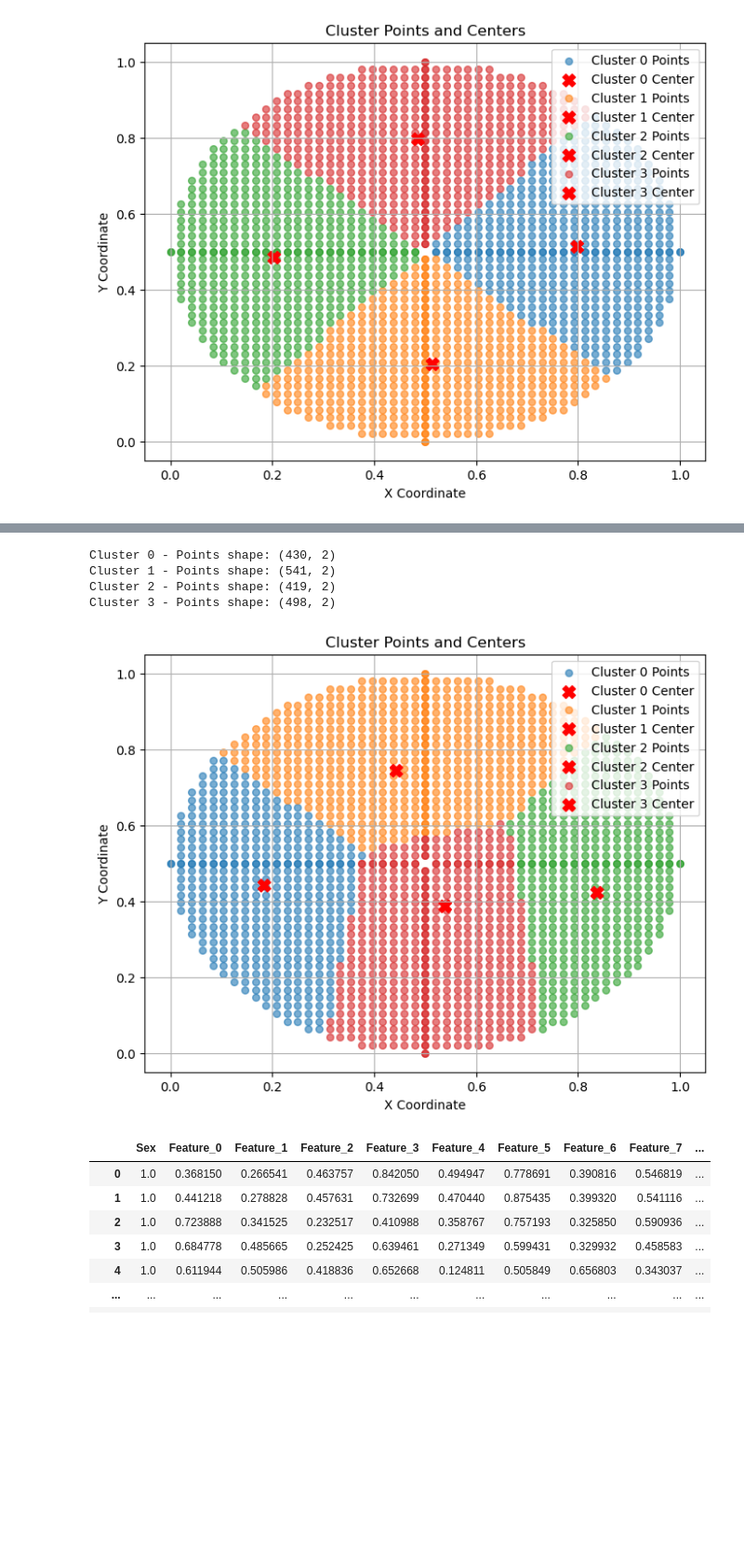
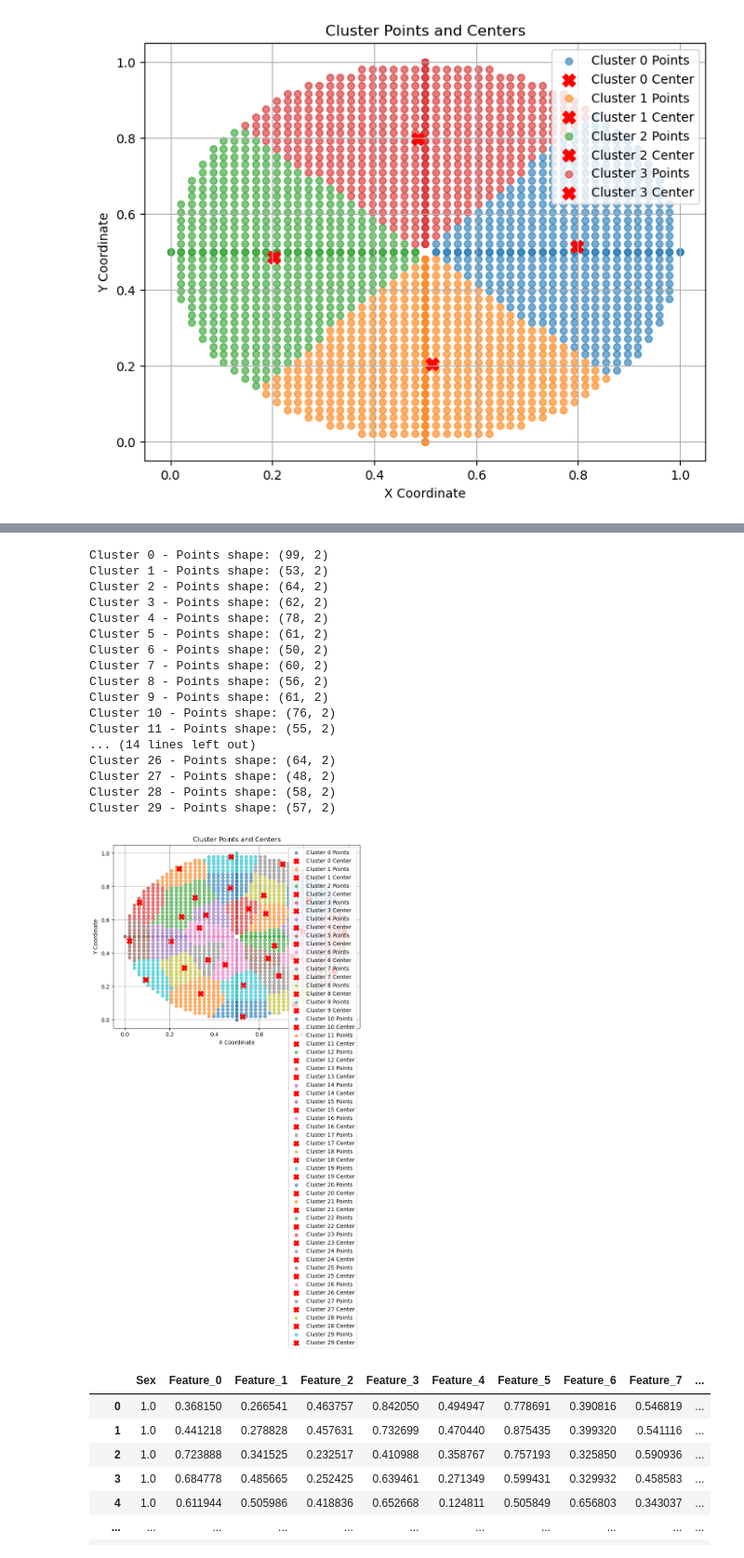
Before and after one commit to Bernat-C/Clustering-Analysis, a Jupyter notebook: testing_xavier2.ipynb, the cells around one changed output, grey strips where cells are left out. Shown at 93% size. Saved outputs shown, nothing was run; the diff lists cells and outputs as text; code cells hidden in the pictures; blank space fills up the shorter version.

```diff
--- a/testing_xavier2.ipynb
+++ b/testing_xavier2.ipynb
@@ -239,12 +234,26 @@ Cluster 3 - Points shape: (238, 2)
 # %%
+k = 20
 clusters = run_gmeans(np.array(X), max_clusters=k, distance=distance)
 plot_clusters(clusters)
 # %% [output]
-Cluster 0 - Points shape: (430, 2)
-Cluster 1 - Points shape: (541, 2)
-Cluster 2 - Points shape: (419, 2)
-Cluster 3 - Points shape: (498, 2)
+Cluster 0 - Points shape: (99, 2)
+Cluster 1 - Points shape: (53, 2)
+Cluster 2 - Points shape: (64, 2)
+Cluster 3 - Points shape: (62, 2)
+Cluster 4 - Points shape: (78, 2)
+Cluster 5 - Points shape: (61, 2)
+Cluster 6 - Points shape: (50, 2)
+Cluster 7 - Points shape: (60, 2)
+Cluster 8 - Points shape: (56, 2)
+Cluster 9 - Points shape: (61, 2)
+Cluster 10 - Points shape: (76, 2)
+Cluster 11 - Points shape: (55, 2)
+... (14 lines left out)
+Cluster 26 - Points shape: (64, 2)
+Cluster 27 - Points shape: (48, 2)
+Cluster 28 - Points shape: (58, 2)
+Cluster 29 - Points shape: (57, 2)
-[figure, old version]
+[figure, new version]
 # %%
 file = os.path.join('../datasets_processed',f'vowel.csv')
 df = pd.read_csv(file)
```
Also changed, not shown: parts of 2 cells of this notebook, 5 other files.
